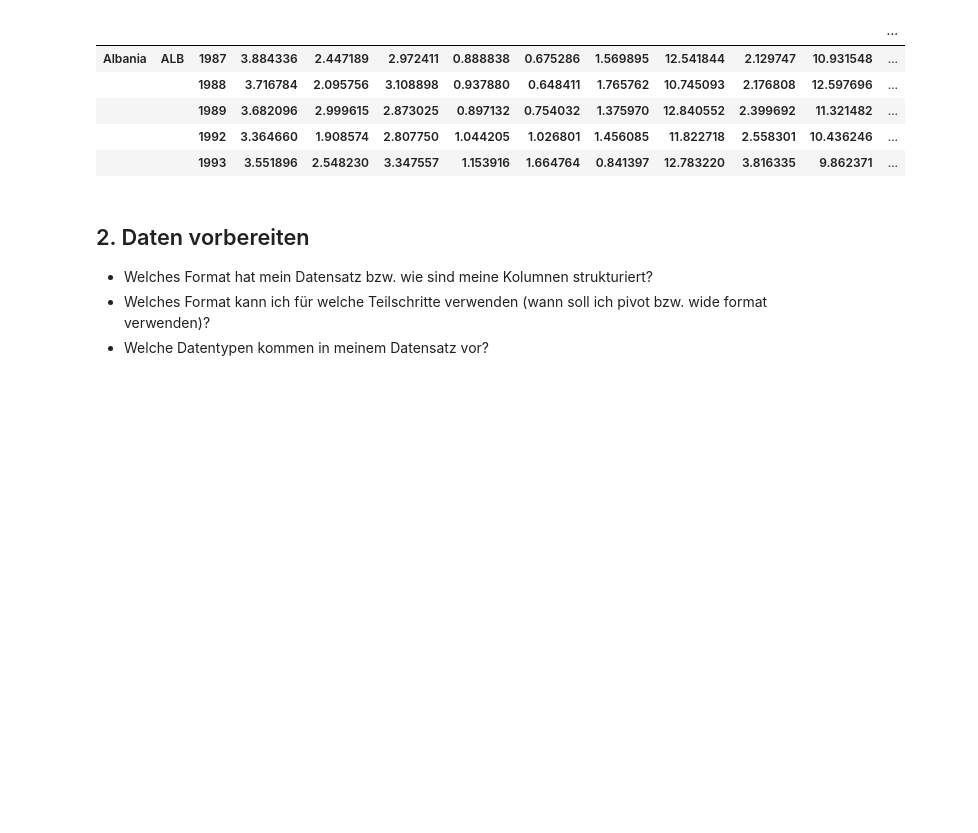
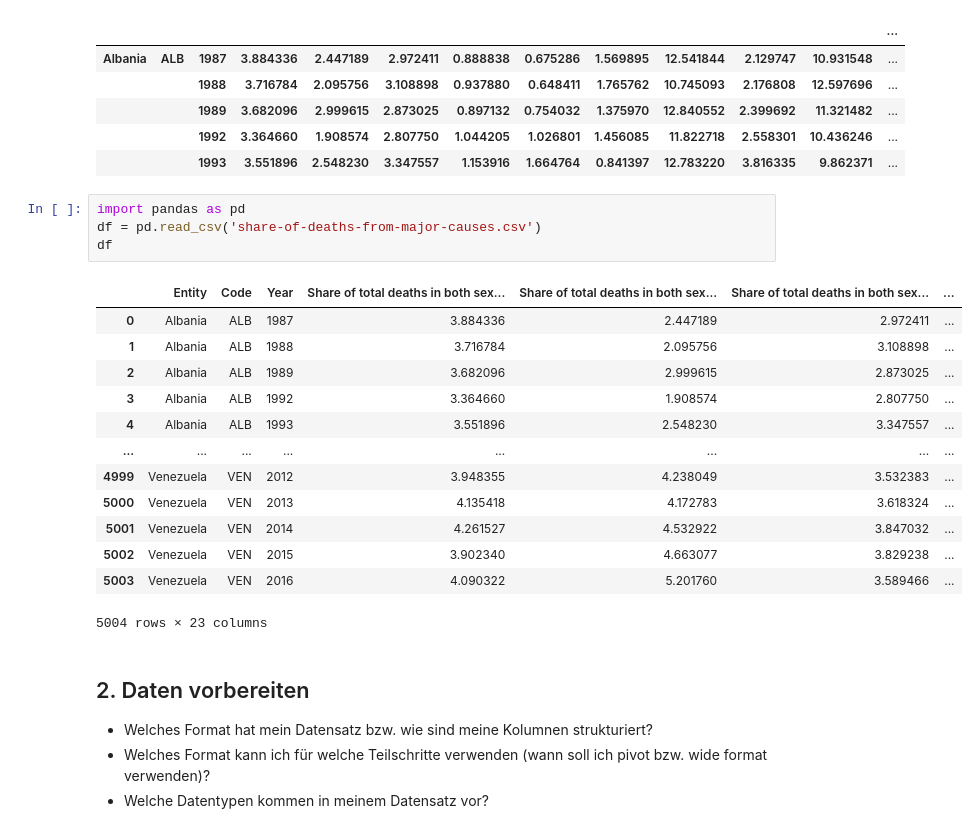
Before and after one commit to Hannah161jung/LeistungsnachweisPython, a Jupyter notebook: python_ln.ipynb, the cells around one changed output. Drawn from its saved outputs; the diff is of its cells as text; blank space fills up the shorter version.

```diff
--- a/python_ln.ipynb
+++ b/python_ln.ipynb
@@ -48,6 +48,24 @@ df.head()
 |  |  | 1989 | 3.682096 | 2.999615 | 2.873025 | 0.897132 | 0.754032 | 1.375970 | 12.840552 | 2.399692 | 11.321482 | ... |
 |  |  | 1992 | 3.364660 | 1.908574 | 2.807750 | 1.044205 | 1.026801 | 1.456085 | 11.822718 | 2.558301 | 10.436246 | ... |
 |  |  | 1993 | 3.551896 | 2.548230 | 3.347557 | 1.153916 | 1.664764 | 0.841397 | 12.783220 | 3.816335 | 9.862371 | ... |
+# %%
+import pandas as pd
+df = pd.read_csv('share-of-deaths-from-major-causes.csv')
+df
+# %% [output]
+|  | Entity | Code | Year | Share of total deaths in both sex... | Share of total deaths in both sex... | Share of total deaths in both sex... | ... |
+| 0 | Albania | ALB | 1987 | 3.884336 | 2.447189 | 2.972411 | ... |
+| 1 | Albania | ALB | 1988 | 3.716784 | 2.095756 | 3.108898 | ... |
+| 2 | Albania | ALB | 1989 | 3.682096 | 2.999615 | 2.873025 | ... |
+| 3 | Albania | ALB | 1992 | 3.364660 | 1.908574 | 2.807750 | ... |
+| 4 | Albania | ALB | 1993 | 3.551896 | 2.548230 | 3.347557 | ... |
+| ... | ... | ... | ... | ... | ... | ... | ... |
+| 4999 | Venezuela | VEN | 2012 | 3.948355 | 4.238049 | 3.532383 | ... |
+| 5000 | Venezuela | VEN | 2013 | 4.135418 | 4.172783 | 3.618324 | ... |
+| 5001 | Venezuela | VEN | 2014 | 4.261527 | 4.532922 | 3.847032 | ... |
+| 5002 | Venezuela | VEN | 2015 | 3.902340 | 4.663077 | 3.829238 | ... |
+| 5003 | Venezuela | VEN | 2016 | 4.090322 | 5.201760 | 3.589466 | ... |
+5004 rows × 23 columns
 # %% [markdown]
 ## 2. Daten vorbereiten
 - Welches Format hat mein Datensatz bzw. wie sind meine Kolumnen strukturiert?
```
Also changed, not shown: parts of 2 cells of this notebook.
